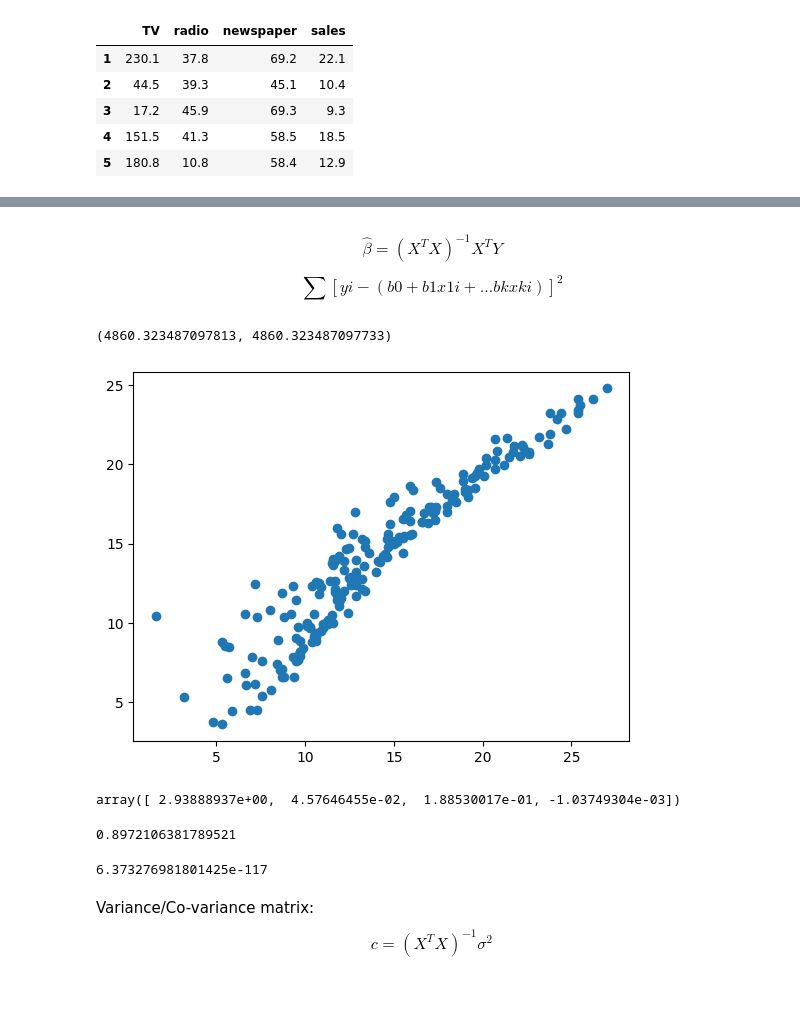
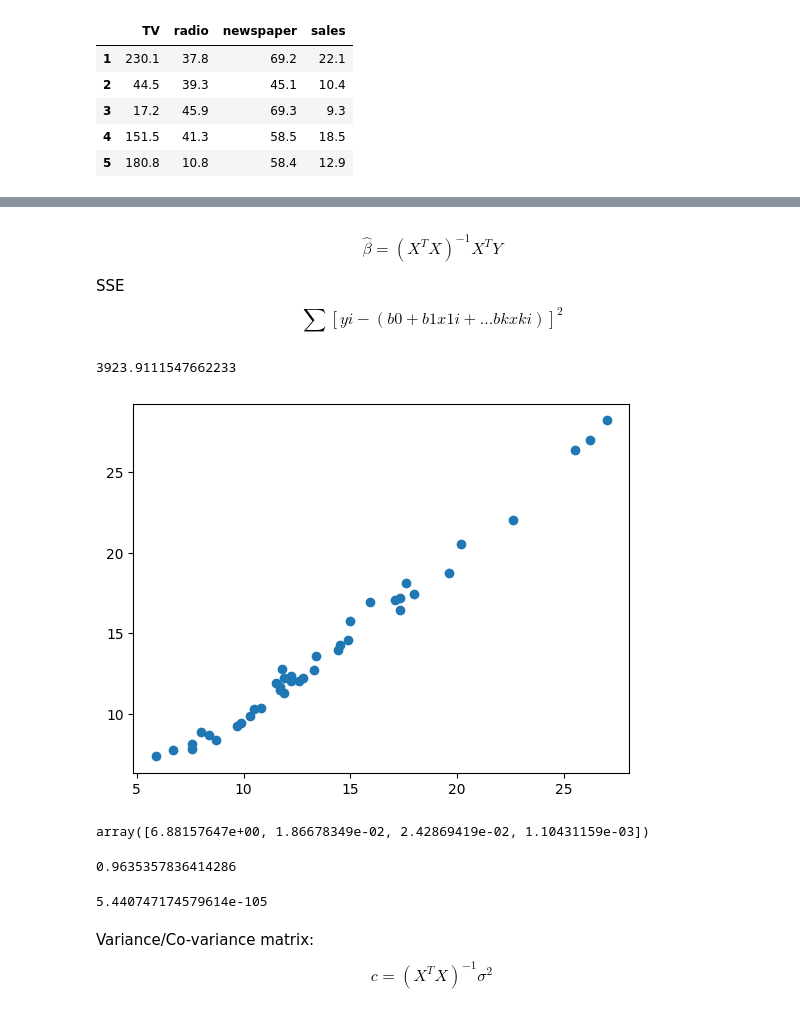
Before and after one commit to MrEcE0046/AI-ML-Grundkunskaper, a Jupyter notebook: Statistiska_Metoder/Exercise/code_along2.ipynb, the cells around one changed output, grey strips where cells are left out. Saved outputs shown, nothing was run; the diff lists cells and outputs as text; code cells hidden in the pictures.

Commit message:
Forsätter med stat labben.

```diff
--- a/Statistiska_Metoder/Exercise/code_along2.ipynb
+++ b/Statistiska_Metoder/Exercise/code_along2.ipynb
@@ -42,46 +19,67 @@ array([[  1. , 230.1,  37.8,  69.2],
+# %%
+import numpy as np
+
+test_df = pd.DataFrame(adv[:10])
+X_test = np.column_stack([np.ones(10),test_df["TV"], test_df["radio"], test_df["TV"]*test_df["radio"]])
+Y_test = test_df["sales"]
+
+train_df = pd.DataFrame(adv[10:160])
+X_train = np.column_stack([np.ones(150),train_df["TV"], train_df["radio"], train_df["TV"]*train_df["radio"]])
+Y_train = train_df["sales"]
+
+val_df = pd.DataFrame(adv[160:])
+X_val = np.column_stack([np.ones(40),val_df["TV"], val_df["radio"], val_df["TV"]*val_df["radio"]])
+Y_val = val_df["sales"]
+
+
+# X_val, Y_val =
+# Y = adv["sales"]
+# X = np.column_stack([np.ones(Y.shape[0]),adv["TV"], adv["radio"], adv["TV"]*adv["radio"]])
+# X
 # %% [markdown]
 $$\hat{\beta}=(X^TX)^{-1}X^TY$$
 
+SSE
 $$\sum [yi-(b0 + b1x1i+...bkxki)]^2$$
 # %%
-b = np.linalg.pinv(X.T @ X) @ X.T @ Y # uppskattning av koefficienten
+b = np.linalg.pinv(X_train.T @ X_train) @ X_train.T @ Y_train # uppskattning av koefficienten
 k = len(b)-1
-n = Y.shape[0]
-SSE = np.sum(np.square(Y-(X @ b)))
+n = Y_train.shape[0]
+SSE = np.sum(np.square(Y_train-(X_train @ b)))
 var = SSE/(n-k-1)
 S = np.sqrt(var)
 
-Syy = (n*np.sum(np.square(Y)) - np.square(np.sum(Y)))/n
+Syy = (n*np.sum(np.square(Y_train)) - np.square(np.sum(Y_train)))/n
 SSR = Syy - SSE
-SSR2 = (n*np.sum(b*(X.T @ Y)) - (np.square(np.sum(Y))))/n #resudialen, räknat på alternativt sätt
+# SSR2 = (n*np.sum(b*(X.T @ Y)) - (np.square(np.sum(Y))))/n #resudialen, räknat på alternativt sätt
 
-SSR,SSR2
+SSR
 # %% [output]
-(4860.323487097813, 4860.323487097733)
+3923.9111547662233
 # %%
 import matplotlib.pyplot as plt
 
-plt.scatter(Y, X @ b);
+plt.scatter(Y_val, X_val @ b);
 # %% [output]
-[figure, old version]
+[figure, new version]
 # %%
 b
 # %% [output]
-array([ 2.93888937e+00,  4.57646455e-02,  1.88530017e-01, -1.03749304e-03])
+array([6.88157647e+00, 1.86678349e-02, 2.42869419e-02, 1.10431159e-03])
 # %%
 Rsq = SSR/Syy
 Rsq
 # Välj 90% som confidence level
 # %% [output]
-0.8972106381789521
+0.9635357836414286
 # %%
 import scipy.stats as stats
 # H0: all B = 0
 sig_statistics = (SSR/k)/S
-p_significance = stats.f.sf(sig_statistics, k, n-k-1)
+p_significance = stats.f.sf(sig_statistics, k, n-k-1) # räknar ut p värdet
 p_significance
 # %% [output]
-6.373276981801425e-117
+5.440747174579614e-105
 # %%
 # we reject the null-hypothesis, regression IS significant
 # %% [markdown]
```
Also changed, not shown: parts of 5 cells of this notebook, 6 other files.
